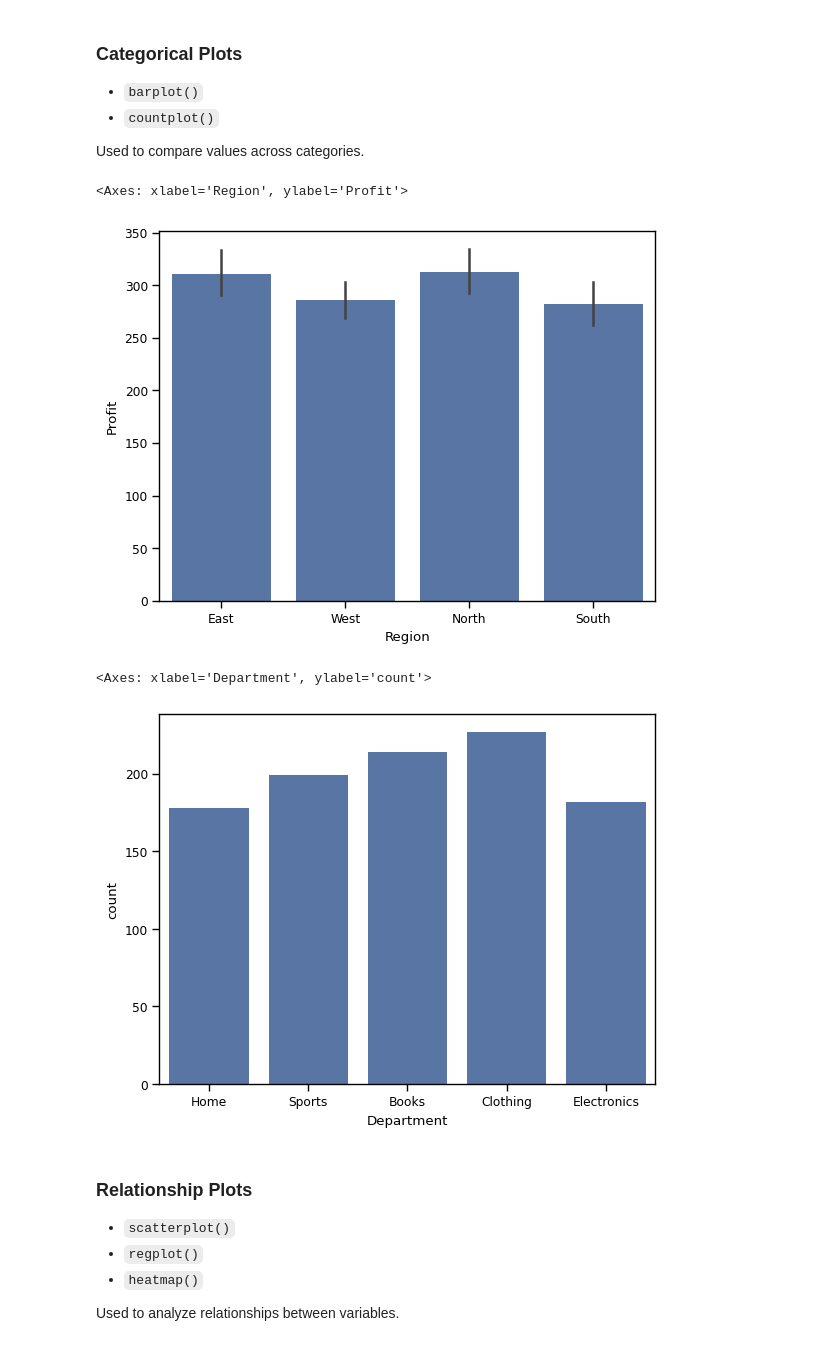
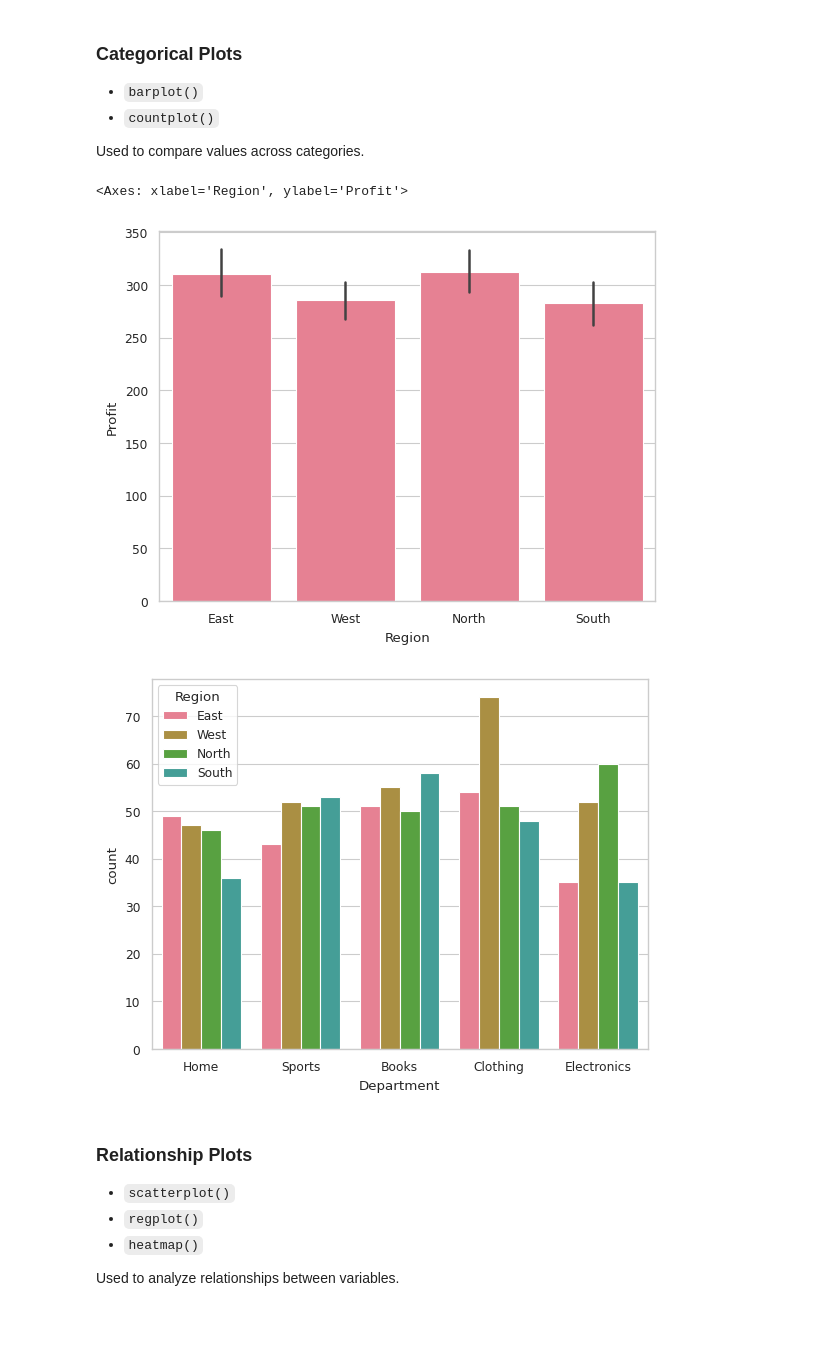
Before and after one commit to karusamuel/visualizations, a Jupyter notebook: index.ipynb, the cells around one changed output. Cells and saved outputs as stored; diff of their text form; code cells hidden in the pictures.

```diff
--- a/index.ipynb
+++ b/index.ipynb
@@ -530,4 +573,8 @@ sns.set_style("ticks")
 # %%
 # example
 import seaborn as sns
-# sns.set_style("whitegrid")
+sns.set_style("whitegrid")
+sns.set_palette("husl")
+sns.set_context("paper")
+sns.histplot(data=df_sales,x="Cost",hue="Department")
+plt.show()
@@ -595,13 +649,13 @@ Used to compare values across categories.
 sns.barplot(data=df_sales,x="Region",y="Profit")
 # %% [output]
 <Axes: xlabel='Region', ylabel='Profit'>
-[figure, old version]
+[figure, new version]
 # %%
 # example
-sns.countplot(data=df_sales,x="Department")
+sns.countplot(data=df_sales,x="Department",hue="Region")
+plt.show()
 # %% [output]
-<Axes: xlabel='Department', ylabel='count'>
-[figure, old version]
+[figure, new version]
 # %% [markdown]
 
 
```
Also changed, not shown: parts of 35 cells of this notebook, 1 other file.
